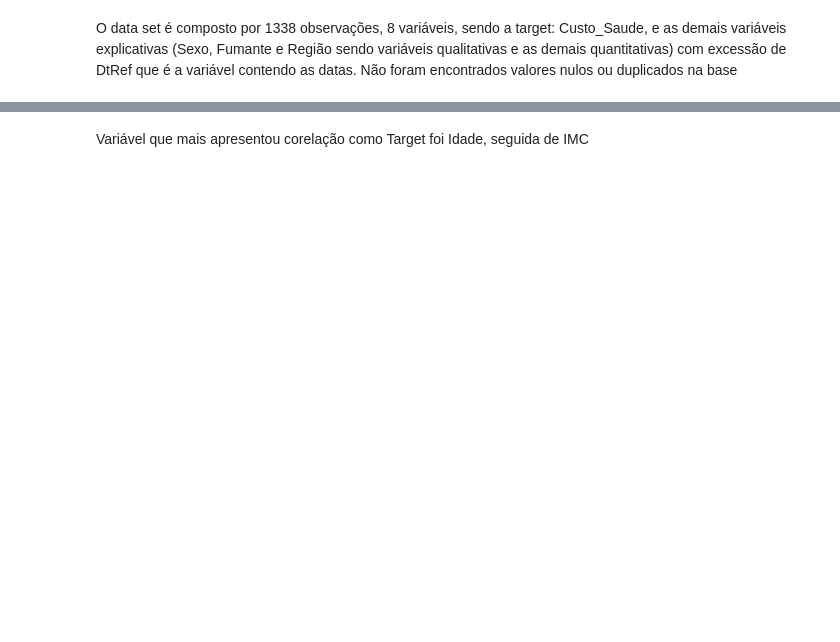
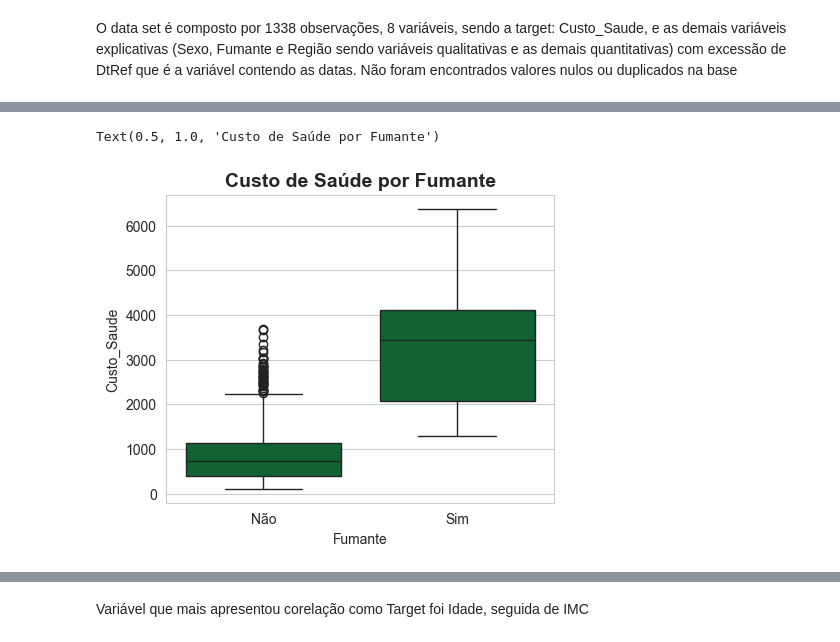
Before and after one commit to larissagso/Predicao-custos-saude, a Jupyter notebook: notebooks/01.Analise_exploratoria.ipynb, the cells around one changed output, grey strips where cells are left out. Cells and saved outputs as stored; diff of their text form; code cells hidden in the pictures; blank space fills up the shorter version.

```diff
--- a/notebooks/01.Analise_exploratoria.ipynb
+++ b/notebooks/01.Analise_exploratoria.ipynb
@@ -25,3 +161,11 @@ Não foram encontrados valores nulos ou duplicados na base
+# %%
+#Boxplot Fumante x Custo de Saúde
+plt.figure(figsize=(5, 4))
+sns.boxplot(x='Fumante', y='Custo_Saude', data=df)
+plt.title('Custo de Saúde por Fumante', fontsize=14, fontweight='bold')
+# %% [output]
+Text(0.5, 1.0, 'Custo de Saúde por Fumante')
+[figure, added]
 # %%
 #Matriz de Correlação para guiar quais são as variáveis mais importantes para a análise
 plt.figure(figsize=(5,5))
```
Also changed, not shown: parts of 10 cells of this notebook, 2 other files.
